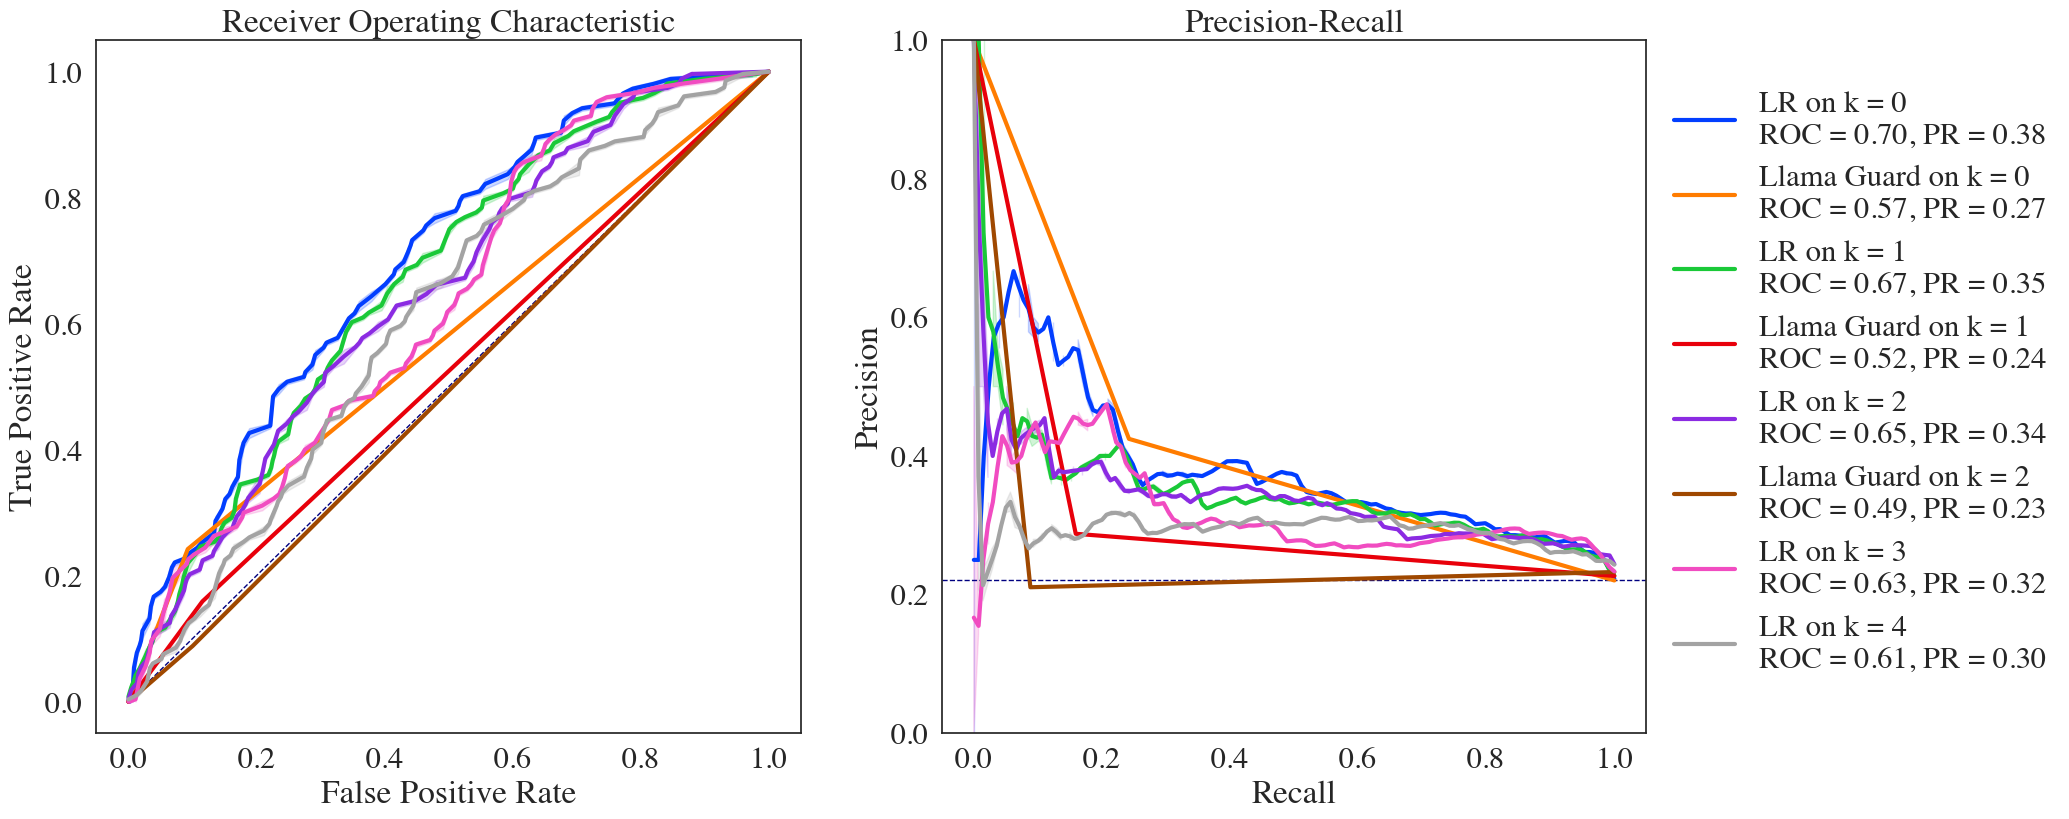
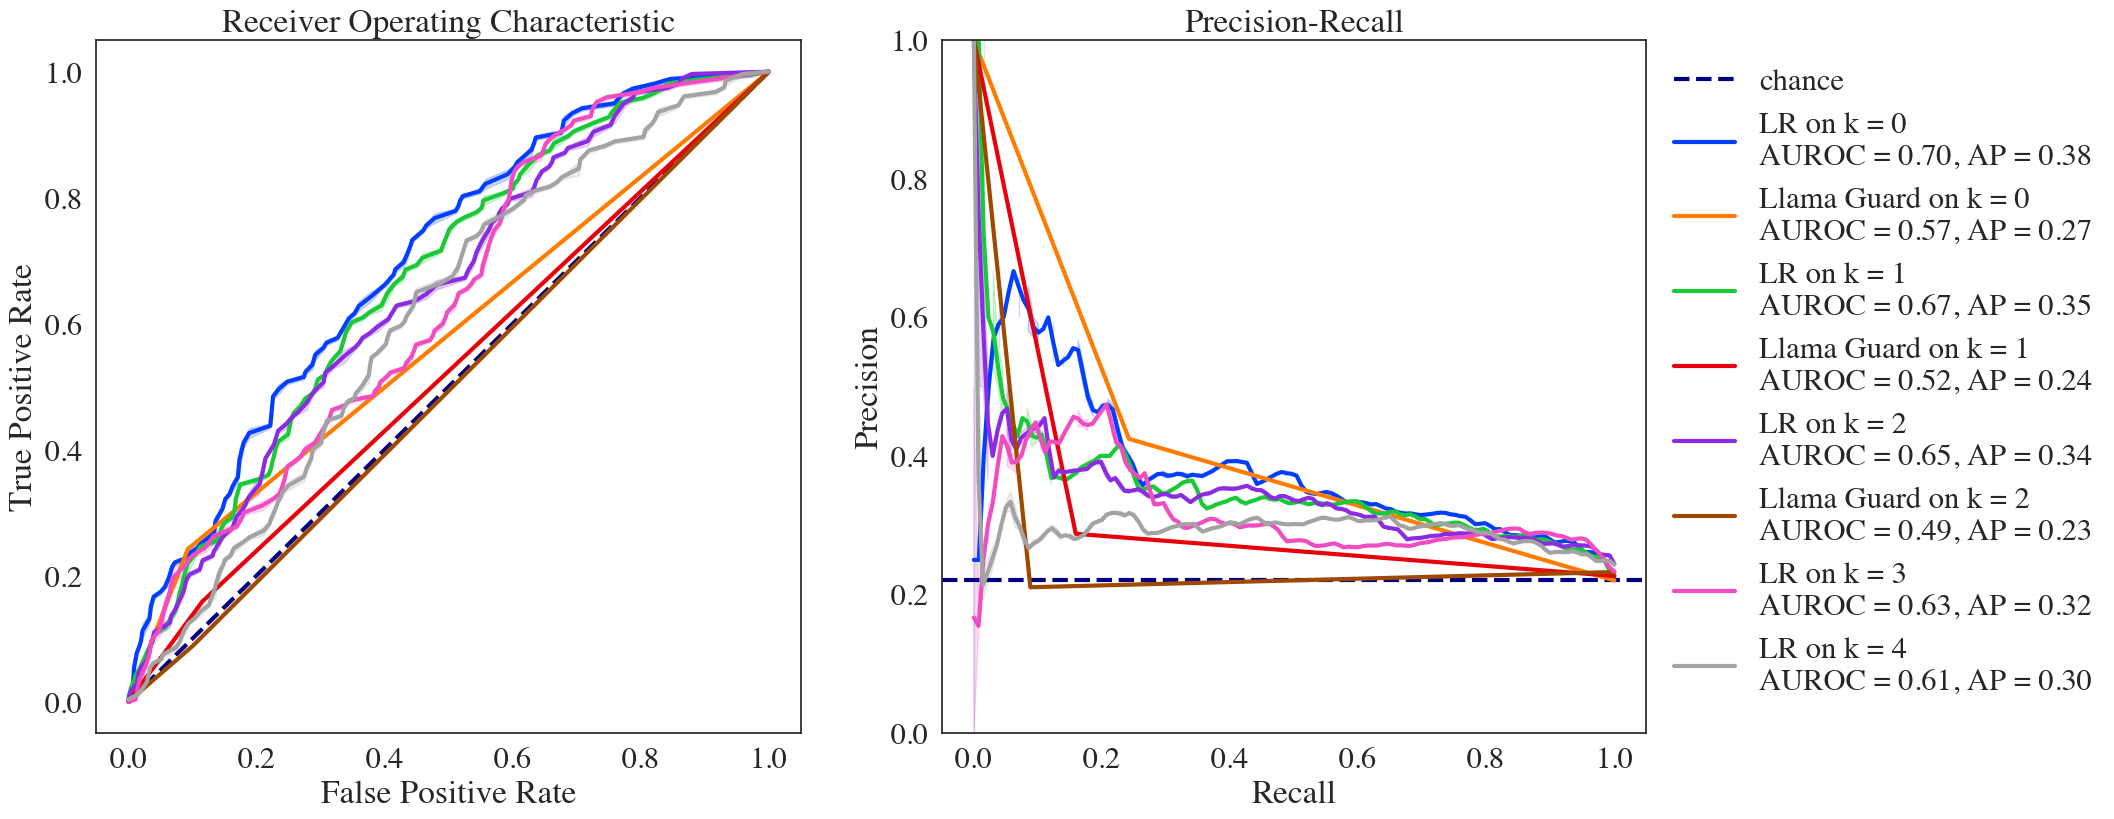
The change to this notebook cell's code, shown as a diff; its figure went from the first image to the second:
--- before
+++ after
@@ -32,6 +32,6 @@
 sample = pd.read_csv(next(iter(results_dirs.values())))
 pos_rate = sample["outcome"].mean()
-axes[0].plot([0, 1], [0, 1], color='navy', lw=1, linestyle='--')
-axes[1].axhline(y=pos_rate, color='navy', lw=1, linestyle='--')
+axes[0].plot([0, 1], [0, 1], color='navy', lw=3, linestyle='--', label="chance")
+axes[1].axhline(y=pos_rate, color='navy', lw=3, linestyle='--', label="chance")
 
 for (trim, method), fname in results_dirs.items():
@@ -41,5 +41,5 @@
     pre, rec, _ = precision_recall_curve(predictions["outcome"], predictions["prediction"])
     pr_auc_val = average_precision_score(predictions["outcome"], predictions["prediction"])
-    label = f'{method} on k = {trim}\nROC = {roc_auc_val:.2f}, PR = {pr_auc_val:.2f}'
+    label = f'{method} on k = {trim}\nAUROC = {roc_auc_val:.2f}, AP = {pr_auc_val:.2f}'
     sns.lineplot(x=fpr, y=tpr, ax=axes[0], label=label, linewidth=3)
     sns.lineplot(x=rec, y=pre, ax=axes[1], label=label, linewidth=3)

Commit: plot update